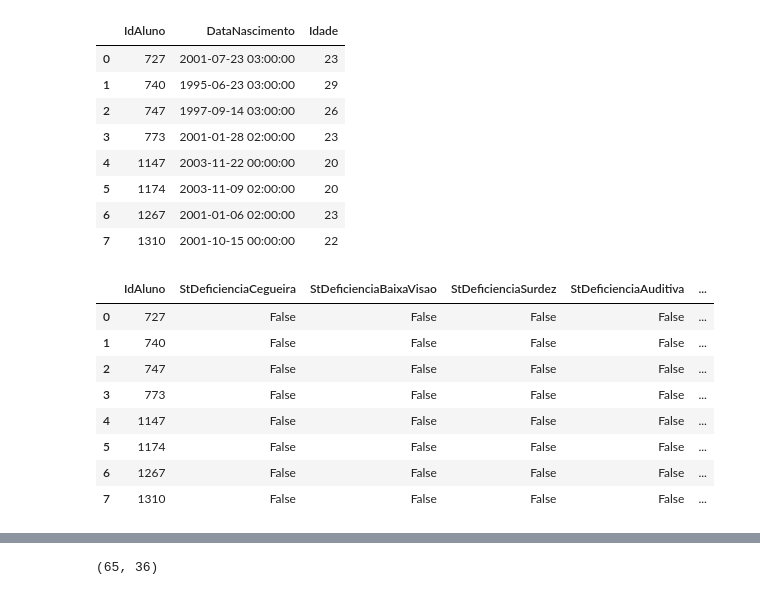
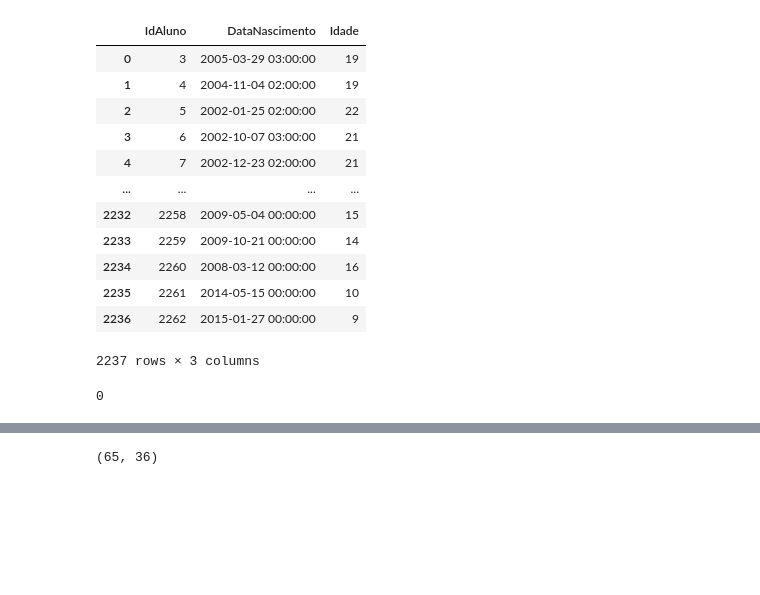
Before and after one commit to tulipia/passos-magicos, a Jupyter notebook: index_v2.ipynb, the cells around one changed output, grey strips where cells are left out. Drawn from its saved outputs; the diff is of its cells as text; code cells hidden in the pictures; blank space fills up the shorter version.

```diff
--- a/index_v2.ipynb
+++ b/index_v2.ipynb
@@ -73,37 +84,44 @@ tbAluno[['IdAluno','CorRaca']].drop_duplicates().reset_index(drop=True)
+# %%
+# Filtrando um caso onde a data esta corrompida da base
+tbAluno = tbAluno[~(tbAluno.DataNascimento.str.contains('M'))]
 # %%
 # Vericando data de nascimento e idade de cada um dos alunos atualmente
-tbAluno['DataNascimento'] = pd.to_datetime(tbAluno['DataNascimento'])
+tbAluno['DataNascimento'] = pd.to_datetime(tbAluno['DataNascimento'], errors='ignore')
 
 # A subtração das datas foi feita, e o resultado foi dividido por 365 para converter de dias para anos (idade).
 tbAluno['Idade'] = (dt.date.today() - tbAluno['DataNascimento'].dt.date).apply(lambda x: x.days // 365)
 
 # Printando os dados para analisarmos
 tbAluno[['IdAluno','DataNascimento', 'Idade']].drop_duplicates().reset_index(drop=True)
 # %% [output]
 |  | IdAluno | DataNascimento | Idade |
-| 0 | 727 | 2001-07-23 03:00:00 | 23 |
-| 1 | 740 | 1995-06-23 03:00:00 | 29 |
-| 2 | 747 | 1997-09-14 03:00:00 | 26 |
-| 3 | 773 | 2001-01-28 02:00:00 | 23 |
-| 4 | 1147 | 2003-11-22 00:00:00 | 20 |
-| 5 | 1174 | 2003-11-09 02:00:00 | 20 |
-| 6 | 1267 | 2001-01-06 02:00:00 | 23 |
-| 7 | 1310 | 2001-10-15 00:00:00 | 22 |
+| 0 | 3 | 2005-03-29 03:00:00 | 19 |
+| 1 | 4 | 2004-11-04 02:00:00 | 19 |
+| 2 | 5 | 2002-01-25 02:00:00 | 22 |
+| 3 | 6 | 2002-10-07 03:00:00 | 21 |
+| 4 | 7 | 2002-12-23 02:00:00 | 21 |
+| ... | ... | ... | ... |
+| 2232 | 2258 | 2009-05-04 00:00:00 | 15 |
+| 2233 | 2259 | 2009-10-21 00:00:00 | 14 |
+| 2234 | 2260 | 2008-03-12 00:00:00 | 16 |
+| 2235 | 2261 | 2014-05-15 00:00:00 | 10 |
+| 2236 | 2262 | 2015-01-27 00:00:00 | 9 |
+2237 rows × 3 columns
 # %%
 # Vericando se os alunos possuem algum tipo de deficiencia
 tbAluno[['IdAluno','StDeficienciaCegueira','StDeficienciaBaixaVisao','StDeficienciaSurdez',
           'StDeficienciaAuditiva','StDeficienciaFisica','StDeficienciaSurdoCegueira',
           'StDeficienciaMultipla','StDeficienciaMental']].drop_duplicates().reset_index(drop=True)
+
+# Criando a coluna 'Deficiencia' que verifica se qualquer uma das colunas relacionadas à deficiência é True
+tbAluno['Deficiencia'] = tbAluno[['StDeficienciaCegueira', 'StDeficienciaBaixaVisao', 'StDeficienciaSurdez',
+                        'StDeficienciaAuditiva', 'StDeficienciaFisica', 'StDeficienciaSurdoCegueira',
+                        'StDeficienciaMultipla', 'StDeficienciaMental']].any(axis=1).astype(int)
+
+# Quantidade de alunos com alguma deficiencia
+tbAluno.Deficiencia.sum()
 # %% [output]
-|  | IdAluno | StDeficienciaCegueira | StDeficienciaBaixaVisao | StDeficienciaSurdez | StDeficienciaAuditiva | ... |
-| 0 | 727 | False | False | False | False | ... |
-| 1 | 740 | False | False | False | False | ... |
-| 2 | 747 | False | False | False | False | ... |
-| 3 | 773 | False | False | False | False | ... |
-| 4 | 1147 | False | False | False | False | ... |
-| 5 | 1174 | False | False | False | False | ... |
-| 6 | 1267 | False | False | False | False | ... |
-| 7 | 1310 | False | False | False | False | ... |
+0
 # %%
 # Criando base aluno resumida
 tbAlunoResumo = tbAluno[['IdAluno','Idade','DataNascimento','CorRaca']].drop_duplicates()
```
Also changed, not shown: parts of 8 cells of this notebook.
